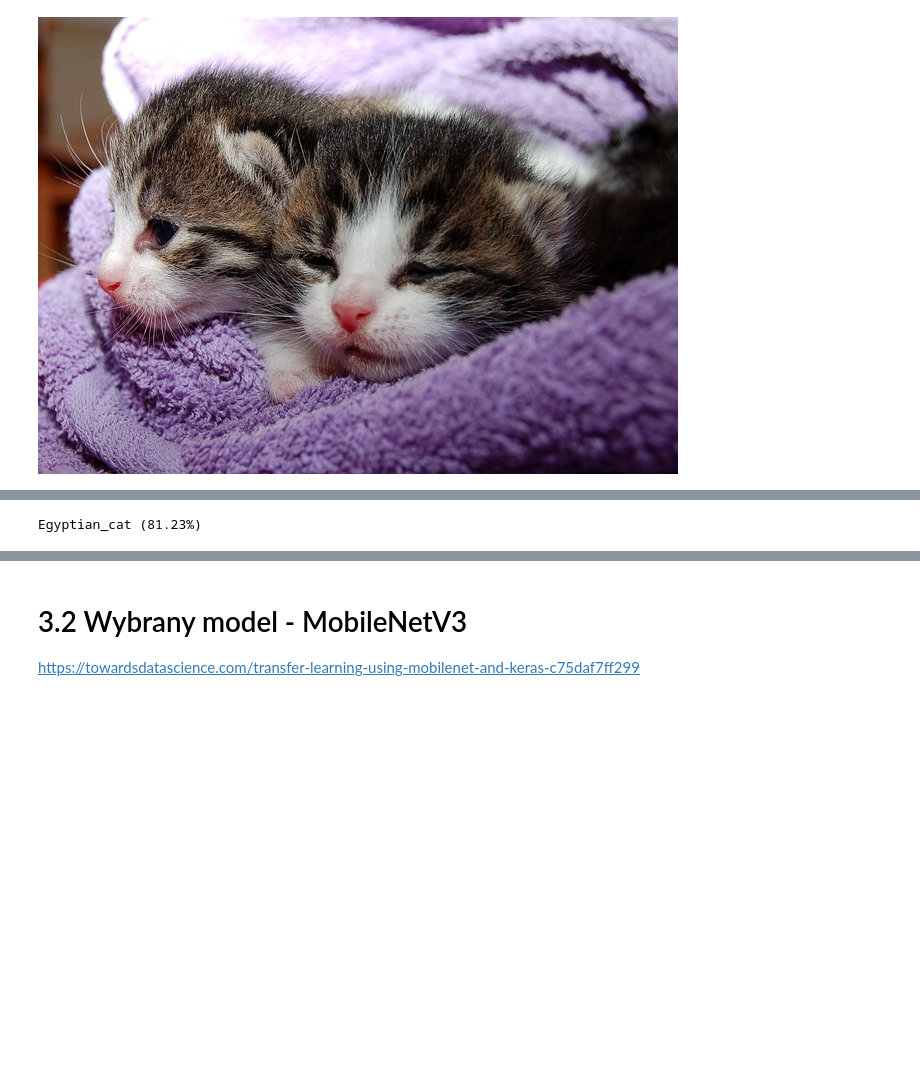
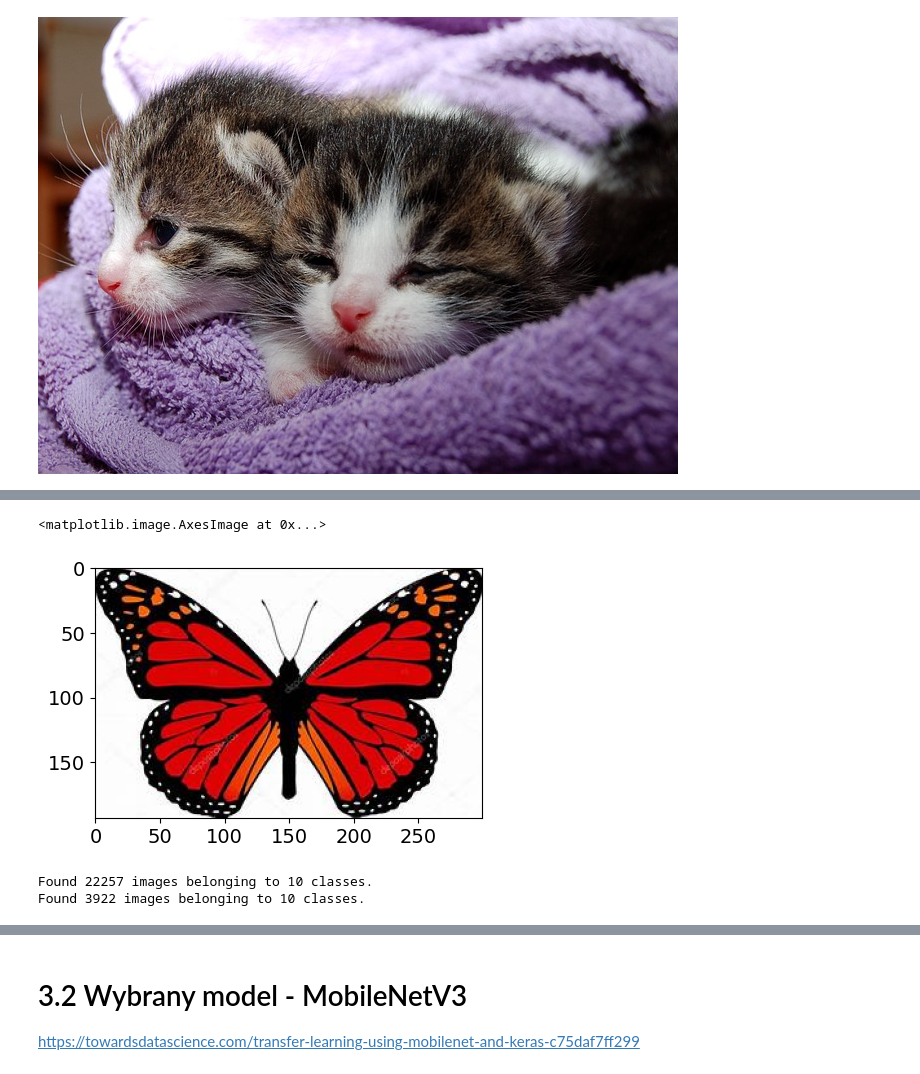
Before and after one commit to mgraves236/neural-networks, a Jupyter notebook: Sieci_neuronowe_Projekt.ipynb, the cells around one changed output, grey strips where cells are left out. Drawn from its saved outputs; the diff is of its cells as text; code cells hidden in the pictures; blank space fills up the shorter version.

```diff
--- a/Sieci_neuronowe_Projekt.ipynb
+++ b/Sieci_neuronowe_Projekt.ipynb
@@ -115,10 +80,50 @@ yhat = model.predict(image)
-# %%
-from keras.applications.vgg16 import decode_predictions
-# convert the probabilities to class labels
-label = decode_predictions(yhat)
-# retrieve the most likely result, e.g. highest probability
-label = label[0][0]
-# print the classification
-print('%s (%.2f%%)' % (label[1], label[2]*100))
-# %% [output]
-Egyptian_cat (81.23%)
+# %%
+import numpy as np
+import pandas as pd
+import os
+import tensorflow as tf
+from tensorflow.keras.preprocessing.image import ImageDataGenerator,load_img,img_to_array
+from tensorflow.keras.models import Sequential,Model
+from tensorflow.keras.layers import Conv2D,MaxPooling2D,Dense,GlobalAveragePooling2D
+from tensorflow.keras.applications import VGG16
+import matplotlib.pyplot as plt
+import seaborn as sns
+
+plt.rcParams['font.size']=14
+# %%
+from glob import glob #retriving an array of files in directories
+path_train = "/content/Animals/images/butterfly"
+img = glob(path_train+"/*.jpeg")
+# print(img)
+img = np.asarray(plt.imread(img[0]))
+plt.figure(figsize = (5 , 5))
+plt.imshow(img)
+# %% [output]
+<matplotlib.image.AxesImage at 0x...>
+[figure, added]
+# %%
+img_size=250
+batch_size=32
+directory='/content/Animals/images'
+
+# horizontal flip i zoom
+
+traingen=ImageDataGenerator(rescale=1/255.,
+                           zoom_range=0.2,
+                           horizontal_flip=True,
+                           validation_split=.15)
+
+traindata=traingen.flow_from_directory(directory,
+                                       target_size=(img_size,img_size)
+                                       ,batch_size=batch_size,
+                                       shuffle=True,class_mode='categorical',
+                                      subset='training')
+
+
+valdata=traingen.flow_from_directory(directory,
+                                    shuffle=False,batch_size=batch_size,
+                                    target_size=(img_size,img_size),
+                                    class_mode="categorical",subset='validation')
+# %% [output]
+Found 22257 images belonging to 10 classes.
+Found 3922 images belonging to 10 classes.
```
Also changed, not shown: parts of 24 cells of this notebook.
